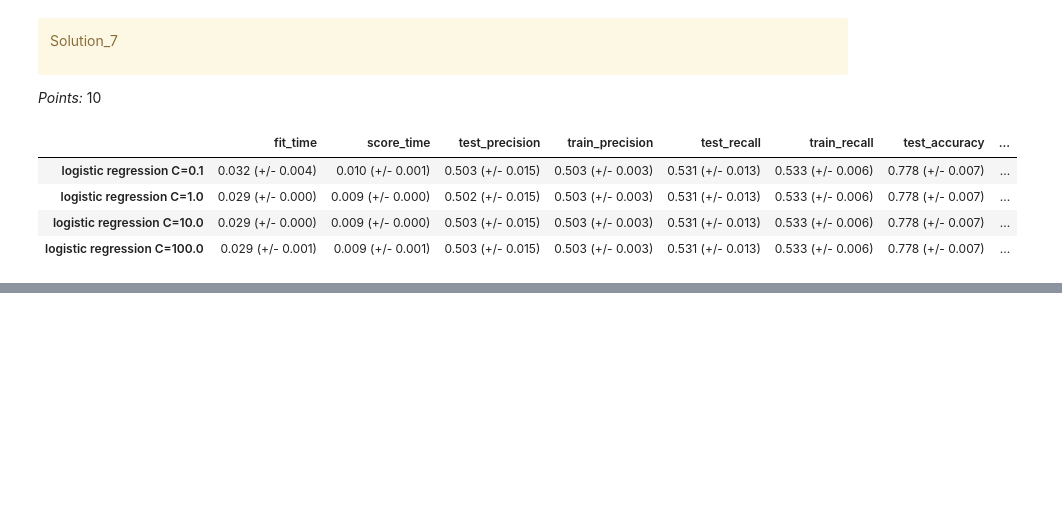
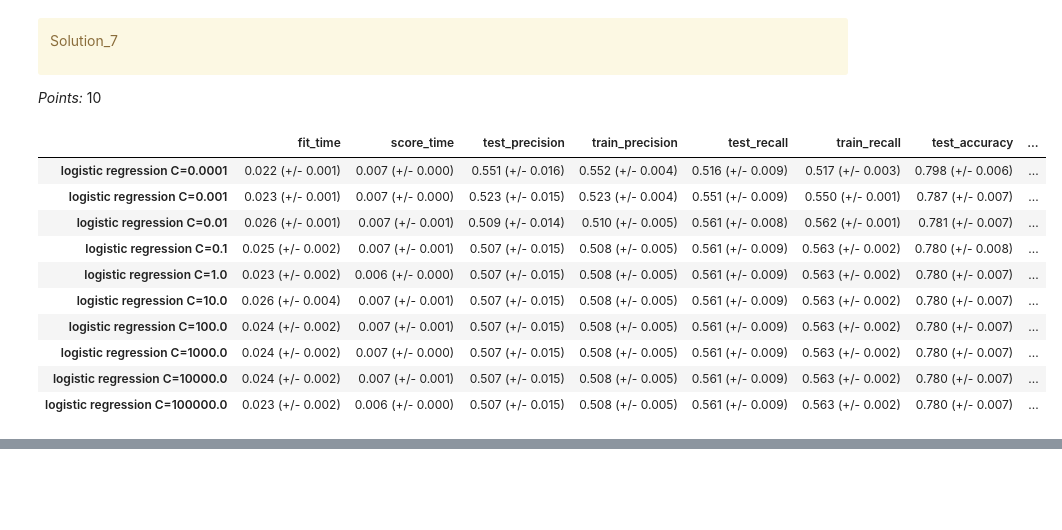
Before and after one commit to ivy-ll/cs330hw5, a Jupyter notebook: hw5.ipynb, the cells around one changed output, grey strips where cells are left out. Cells and saved outputs as stored; diff of their text form; code cells hidden in the pictures; blank space fills up the shorter version.

```diff
--- a/hw5.ipynb
+++ b/hw5.ipynb
@@ -516,13 +523,13 @@ Solution_5
 _Points:_ 10
 # %%
 numeric_features = ['credit_limit', 'average_payment_delay', 'balance_due_sep', 'balance_due_aug', 'balance_due_jul',
-                    'balance_due_jun', 'balance_due_may', 'balance_due_apr']
+                    'balance_due_jun', 'balance_due_may', 'balance_due_apr', 'repay_status_sep', 'repay_status_aug', 'repay_status_jul',
+                    'repay_status_jun', 'repay_status_may', 'repay_status_apr']
 discretization_features = ['age']
 categorical_features = ['marital_status']
 ordinal_features = ['education']
 binary_features = ['sex']
-drop_features = ['repay_status_sep', 'repay_status_aug', 'repay_status_jul', 'repay_status_jun', 'repay_status_may',
-                 'repay_status_apr', 'bill_amount_sep', 'bill_amount_aug', 'bill_amount_jul', 'bill_amount_jun', 'bill_amount_may',
+drop_features = ['bill_amount_sep', 'bill_amount_aug', 'bill_amount_jul', 'bill_amount_jun', 'bill_amount_may',
                  'bill_amount_apr', 'amount_paid_sep', 'amount_paid_aug', 'amount_paid_jul', 'amount_paid_jun', 'amount_paid_may',
                  'amount_paid_apr']
 target = 'default_next_month'
@@ -610,7 +617,7 @@ _Points:_ 2
 results = {}
 
 # set the scoring metric
-scoring_metric = ['precision', 'recall', 'accuracy']
+scoring_metrics = ['precision', 'recall', 'accuracy']
 
 # using cross val function from hw3
 def mean_std_cross_val_scores(model, X_train, y_train, **kwargs):
@@ -672,26 +679,29 @@ Solution_7
 
 _Points:_ 10
 # %%
-# Trying a linear model, using logistic regression + tuning hyperparameter
-param_grid = {"C": np.logspace(-1, 2, 4)}
-
+# Trying a linear model, using logistic regression AND tuning hyperparameters
+param_grid = {"C": 10.0 ** np.arange(-4, 6, 1)}
 results_C = {}
 
 for c in param_grid["C"]:
-
     lr_pipe = make_pipeline(
         preprocessor,
-        LogisticRegression(max_iter=1000, class_weight='balanced', C=c, random_state=123))
-
-    results_C["logistic regression C=" + str(c)] = mean_std_cross_val_scores(lr_pipe, X_train, y_train, cv=5, return_train_score=True, scoring=scoring_metric)
+        LogisticRegression(max_iter=1000, C=c, class_weight='balanced', random_state=123))
+    results_C["logistic regression C=" + str(c)] = mean_std_cross_val_scores(lr_pipe, X_train, y_train, cv=5, return_train_score=True, scoring=scoring_metrics)
 
 pd.DataFrame(results_C).T
 # %% [output]
 |  | fit_time | score_time | test_precision | train_precision | test_recall | train_recall | test_accuracy | ... |
-| logistic regression C=0.1 | 0.032 (+/- 0.004) | 0.010 (+/- 0.001) | 0.503 (+/- 0.015) | 0.503 (+/- 0.003) | 0.531 (+/- 0.013) | 0.533 (+/- 0.006) | 0.778 (+/- 0.007) | ... |
-| logistic regression C=1.0 | 0.029 (+/- 0.000) | 0.009 (+/- 0.000) | 0.502 (+/- 0.015) | 0.503 (+/- 0.003) | 0.531 (+/- 0.013) | 0.533 (+/- 0.006) | 0.778 (+/- 0.007) | ... |
-| logistic regression C=10.0 | 0.029 (+/- 0.000) | 0.009 (+/- 0.000) | 0.503 (+/- 0.015) | 0.503 (+/- 0.003) | 0.531 (+/- 0.013) | 0.533 (+/- 0.006) | 0.778 (+/- 0.007) | ... |
-| logistic regression C=100.0 | 0.029 (+/- 0.001) | 0.009 (+/- 0.001) | 0.503 (+/- 0.015) | 0.503 (+/- 0.003) | 0.531 (+/- 0.013) | 0.533 (+/- 0.006) | 0.778 (+/- 0.007) | ... |
+| logistic regression C=0.0001 | 0.022 (+/- 0.001) | 0.007 (+/- 0.000) | 0.551 (+/- 0.016) | 0.552 (+/- 0.004) | 0.516 (+/- 0.009) | 0.517 (+/- 0.003) | 0.798 (+/- 0.006) | ... |
+| logistic regression C=0.001 | 0.023 (+/- 0.001) | 0.007 (+/- 0.000) | 0.523 (+/- 0.015) | 0.523 (+/- 0.004) | 0.551 (+/- 0.009) | 0.550 (+/- 0.001) | 0.787 (+/- 0.007) | ... |
+| logistic regression C=0.01 | 0.026 (+/- 0.001) | 0.007 (+/- 0.001) | 0.509 (+/- 0.014) | 0.510 (+/- 0.005) | 0.561 (+/- 0.008) | 0.562 (+/- 0.001) | 0.781 (+/- 0.007) | ... |
+| logistic regression C=0.1 | 0.025 (+/- 0.002) | 0.007 (+/- 0.001) | 0.507 (+/- 0.015) | 0.508 (+/- 0.005) | 0.561 (+/- 0.009) | 0.563 (+/- 0.002) | 0.780 (+/- 0.008) | ... |
+| logistic regression C=1.0 | 0.023 (+/- 0.002) | 0.006 (+/- 0.000) | 0.507 (+/- 0.015) | 0.508 (+/- 0.005) | 0.561 (+/- 0.009) | 0.563 (+/- 0.002) | 0.780 (+/- 0.007) | ... |
+| logistic regression C=10.0 | 0.026 (+/- 0.004) | 0.007 (+/- 0.001) | 0.507 (+/- 0.015) | 0.508 (+/- 0.005) | 0.561 (+/- 0.009) | 0.563 (+/- 0.002) | 0.780 (+/- 0.007) | ... |
+| logistic regression C=100.0 | 0.024 (+/- 0.002) | 0.007 (+/- 0.001) | 0.507 (+/- 0.015) | 0.508 (+/- 0.005) | 0.561 (+/- 0.009) | 0.563 (+/- 0.002) | 0.780 (+/- 0.007) | ... |
+| logistic regression C=1000.0 | 0.024 (+/- 0.002) | 0.007 (+/- 0.000) | 0.507 (+/- 0.015) | 0.508 (+/- 0.005) | 0.561 (+/- 0.009) | 0.563 (+/- 0.002) | 0.780 (+/- 0.007) | ... |
+| logistic regression C=10000.0 | 0.024 (+/- 0.002) | 0.007 (+/- 0.001) | 0.507 (+/- 0.015) | 0.508 (+/- 0.005) | 0.561 (+/- 0.009) | 0.563 (+/- 0.002) | 0.780 (+/- 0.007) | ... |
+| logistic regression C=100000.0 | 0.023 (+/- 0.002) | 0.006 (+/- 0.000) | 0.507 (+/- 0.015) | 0.508 (+/- 0.005) | 0.561 (+/- 0.009) | 0.563 (+/- 0.002) | 0.780 (+/- 0.007) | ... |
 # %%
 lr_pipe = make_pipeline(preprocessor, LogisticRegression(max_iter=1000, C=1, random_state=123))
 lr_pipe.fit(X_train, y_train)
```
Also changed, not shown: parts of 34 cells of this notebook, 1 other file.
